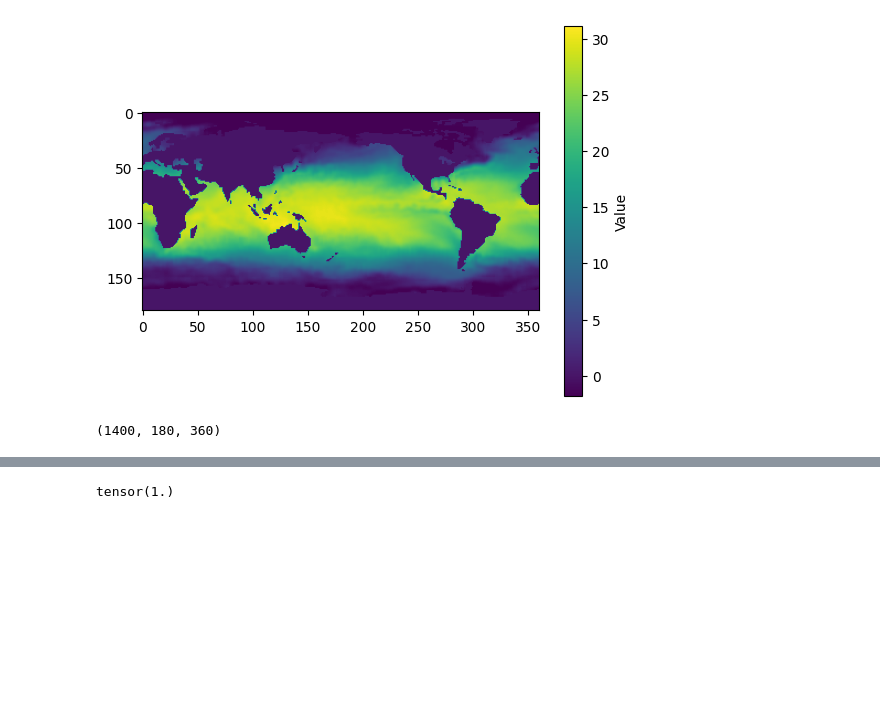
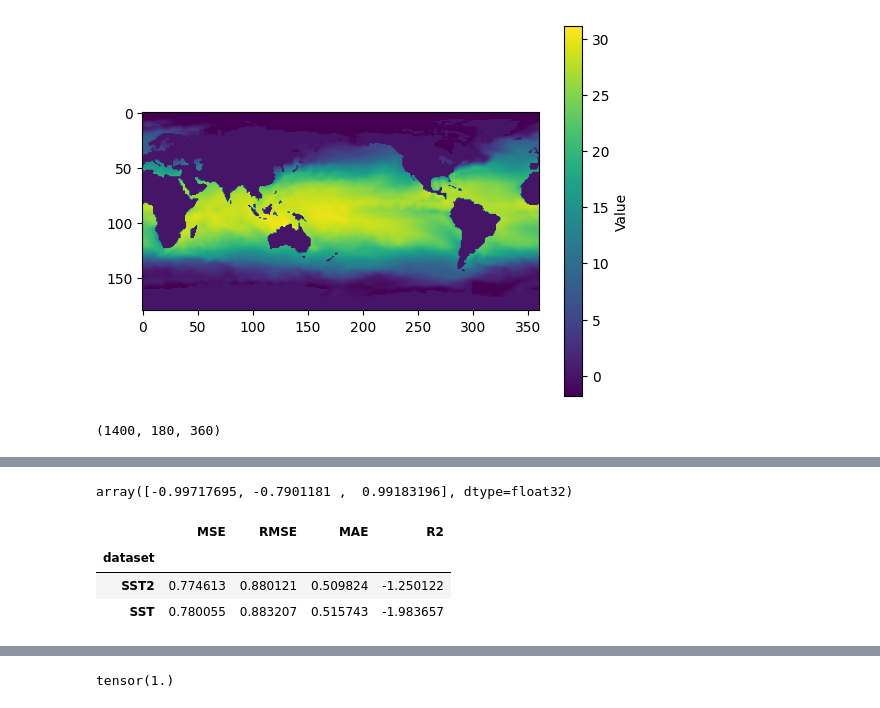
Before and after one commit to pyshred-dev/pyshred, a Jupyter notebook: pyshred/sst.ipynb, the cells around one changed output, grey strips where cells are left out. Saved outputs shown, nothing was run; the diff lists cells and outputs as text; code cells hidden in the pictures; blank space fills up the shorter version.

```diff
--- a/pyshred/sst.ipynb
+++ b/pyshred/sst.ipynb
@@ -132,9 +119,24 @@ latent = latent[-1]
 # recon = engine.decode(latents = latent)
 # recon
+# %%
+latent
+# %% [output]
+array([-0.99717695, -0.7901181 ,  0.99183196], dtype=float32)
 # %%
 forecasted_latents = engine.forecast_latent(200, latent)
 # %%
 forecasted_recon = engine.decode(forecasted_latents)
+# %%
+datum = {'SST2':arr[1260:,:],'SST':arr[1260:,:]}
+# datum['SST'].shape
+# datasets[0].Y.shape[0]+datasets[1].Y.shape[0]
+
+engine.evaluate(manager.test_sensor_measurements, datum)
+# %% [output]
+|  | MSE | RMSE | MAE | R2 |
+| dataset |  |  |  |  |
+| SST2 | 0.774613 | 0.880121 | 0.509824 | -1.250122 |
+| SST | 0.780055 | 0.883207 | 0.515743 | -1.983657 |
 # %%
 plt.figure()
 plt.imshow(forecasted_recon['SST'][0])
```
Also changed, not shown: parts of 25 cells of this notebook, 2 other files.
